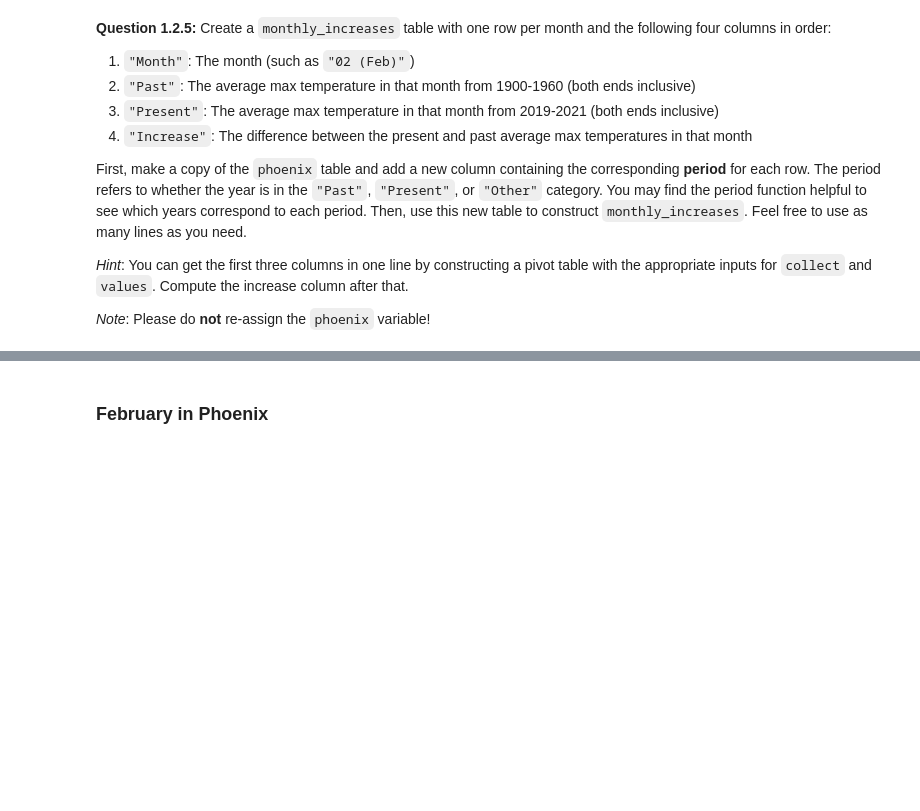
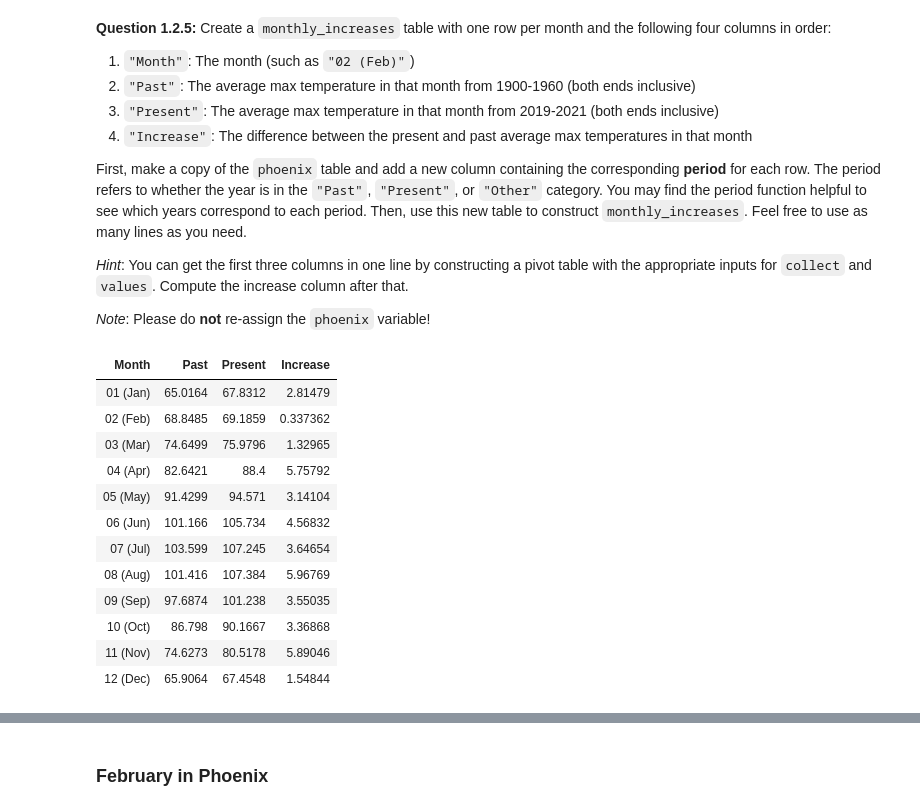
Before and after one commit to Jadenwill172/Intro-to-Data-Analytics, a Jupyter notebook: project2/project2.ipynb, the cells around one changed output, grey strips where cells are left out. Saved outputs shown, nothing was run; the diff lists cells and outputs as text; code cells hidden in the pictures; blank space fills up the shorter version.

```diff
--- a/project2/project2.ipynb
+++ b/project2/project2.ipynb
@@ -228,15 +290,30 @@ First, make a copy of the `phoenix` table and add a new column containing the co
 # %%
 def period(year):
     "Output if a year is in the Past, Present, or Other."
     if 1900 <= year <= 1960:
         return "Past"
     elif 2019 <= year <= 2021:
         return "Present"
     else:
         return "Other"
 
-...
-monthly_increases = ...
+phoenix_with_period = phoenix.with_column("Period", phoenix.apply(period,"Year"))
+monthly_max = phoenix_with_period.pivot("Period","Month", values = "tmax",collect = np.mean).drop("Other")
+monthly_increases = monthly_max.with_column("Increase", monthly_max.column("Present") - monthly_max.column("Past"))
 monthly_increases.show()
+# %% [output]
+| Month | Past | Present | Increase |
+| 01 (Jan) | 65.0164 | 67.8312 | 2.81479 |
+| 02 (Feb) | 68.8485 | 69.1859 | 0.337362 |
+| 03 (Mar) | 74.6499 | 75.9796 | 1.32965 |
+| 04 (Apr) | 82.6421 | 88.4 | 5.75792 |
+| 05 (May) | 91.4299 | 94.571 | 3.14104 |
+| 06 (Jun) | 101.166 | 105.734 | 4.56832 |
+| 07 (Jul) | 103.599 | 107.245 | 3.64654 |
+| 08 (Aug) | 101.416 | 107.384 | 5.96769 |
+| 09 (Sep) | 97.6874 | 101.238 | 3.55035 |
+| 10 (Oct) | 86.798 | 90.1667 | 3.36868 |
+| 11 (Nov) | 74.6273 | 80.5178 | 5.89046 |
+| 12 (Dec) | 65.9064 | 67.4548 | 1.54844 |
 # %%
 grader.check("q1_2_5")
```
Also changed, not shown: parts of 27 cells of this notebook, 1 other file.
